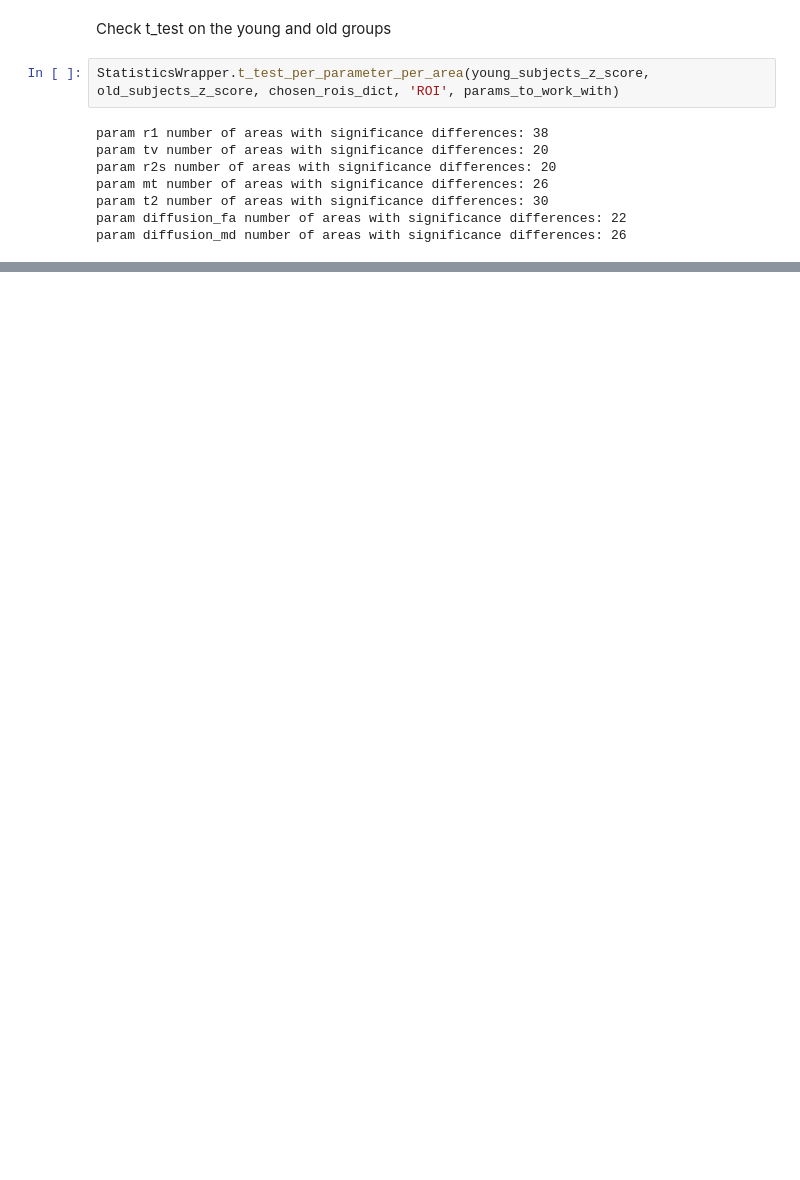
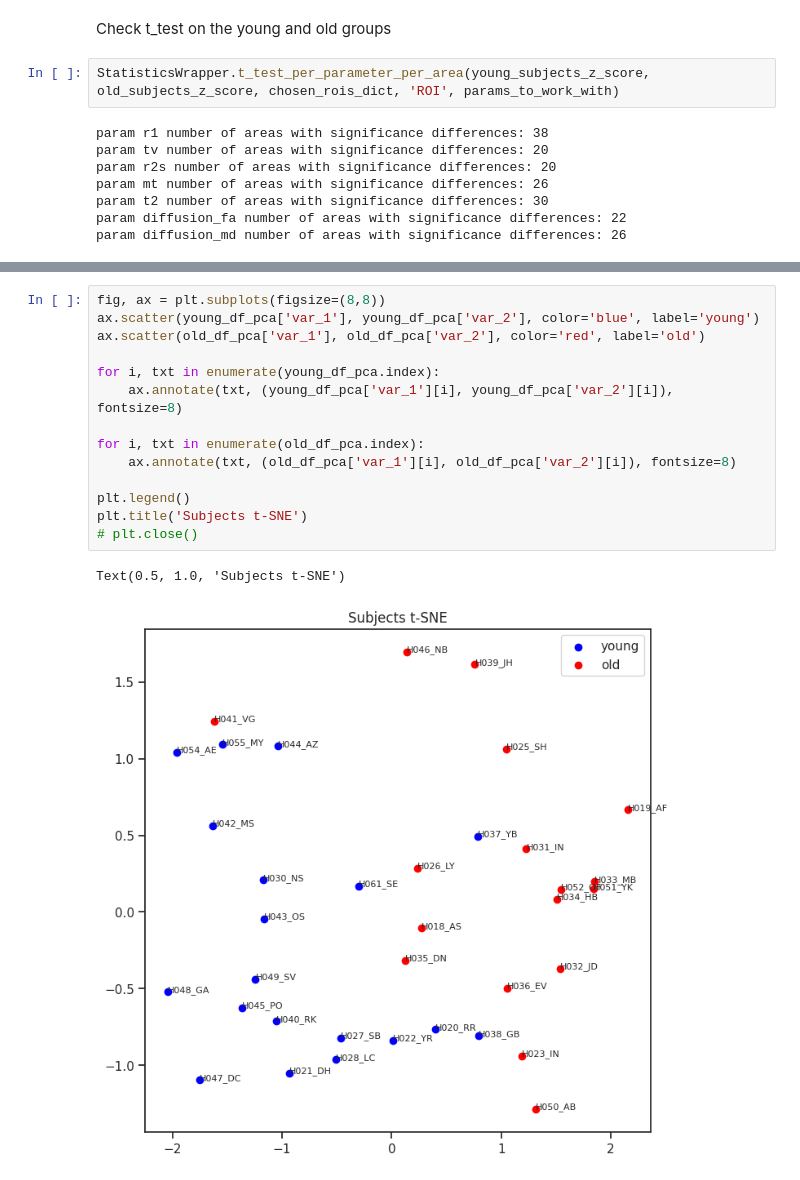
Before and after one commit to NivAm12/qMRI_Analyzer, a Jupyter notebook: analyze_data.ipynb, the cells around one changed output, grey strips where cells are left out. Cells and saved outputs as stored; diff of their text form; blank space fills up the shorter version.

```diff
--- a/analyze_data.ipynb
+++ b/analyze_data.ipynb
@@ -130,0 +172,17 @@ old_features_df = pd.pivot_table(old_subjects, index='subjects', columns='ROI',
+# %%
+fig, ax = plt.subplots(figsize=(8,8))
+ax.scatter(young_df_pca['var_1'], young_df_pca['var_2'], color='blue', label='young')
+ax.scatter(old_df_pca['var_1'], old_df_pca['var_2'], color='red', label='old')
+
+for i, txt in enumerate(young_df_pca.index):
+    ax.annotate(txt, (young_df_pca['var_1'][i], young_df_pca['var_2'][i]), fontsize=8)
+
+for i, txt in enumerate(old_df_pca.index):
+    ax.annotate(txt, (old_df_pca['var_1'][i], old_df_pca['var_2'][i]), fontsize=8)
+
+plt.legend()
+plt.title('Subjects t-SNE')
+# plt.close()
+# %% [output]
+Text(0.5, 1.0, 'Subjects t-SNE')
+[figure, added]
```
Also changed, not shown: parts of 25 cells of this notebook, 2 other files.
